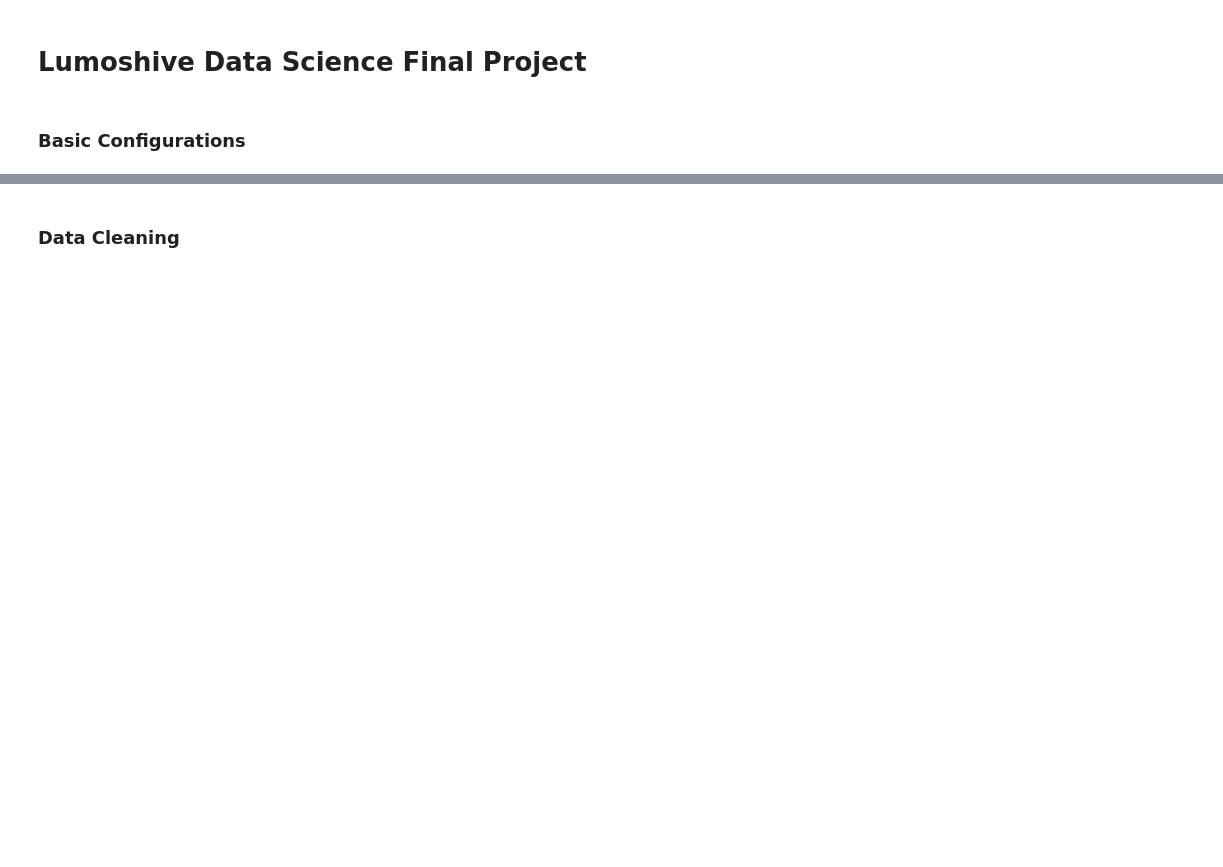
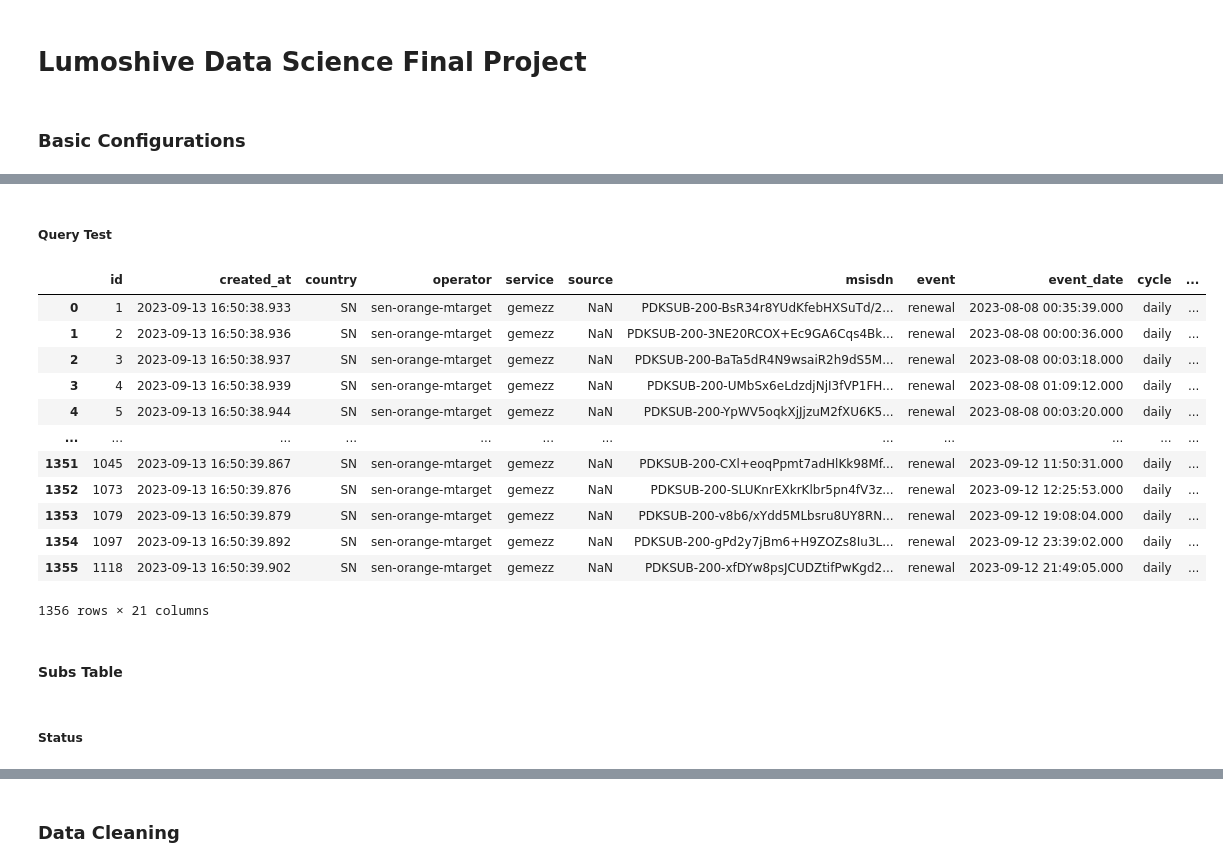
Before and after one commit to TaigahG/FODS-FinalProject, a Jupyter notebook: models.ipynb, the cells around one changed output, grey strips where cells are left out. Cells and saved outputs as stored; diff of their text form; code cells hidden in the pictures; blank space fills up the shorter version.

```diff
--- a/models.ipynb
+++ b/models.ipynb
@@ -26,0 +171,27 @@ pd.set_option("display.max_columns",100)
+# %%
+## Currency cannot be imputed randomly, since the country "SN" has NaN value on currency. We can replace it CFA Franc (XOF).
+df_tr['currency'].fillna("XOF", inplace=True)
+## We also do not know which source does "SN" use, therefore we can fill the NaN value to Unknown
+df_tr['source'].fillna("None", inplace=True)
+# %% [markdown]
+##### Query Test
+# %%
+df_tr.query("source.isna()")
+# %% [output]
+|  | id | created_at | country | operator | service | source | msisdn | event | event_date | cycle | ... |
+| 0 | 1 | 2023-09-13 16:50:38.933 | SN | sen-orange-mtarget | gemezz | NaN | PDKSUB-200-BsR34r8YUdKfebHXSuTd/2... | renewal | 2023-08-08 00:35:39.000 | daily | ... |
+| 1 | 2 | 2023-09-13 16:50:38.936 | SN | sen-orange-mtarget | gemezz | NaN | PDKSUB-200-3NE20RCOX+Ec9GA6Cqs4Bk... | renewal | 2023-08-08 00:00:36.000 | daily | ... |
+| 2 | 3 | 2023-09-13 16:50:38.937 | SN | sen-orange-mtarget | gemezz | NaN | PDKSUB-200-BaTa5dR4N9wsaiR2h9dS5M... | renewal | 2023-08-08 00:03:18.000 | daily | ... |
+| 3 | 4 | 2023-09-13 16:50:38.939 | SN | sen-orange-mtarget | gemezz | NaN | PDKSUB-200-UMbSx6eLdzdjNjI3fVP1FH... | renewal | 2023-08-08 01:09:12.000 | daily | ... |
+| 4 | 5 | 2023-09-13 16:50:38.944 | SN | sen-orange-mtarget | gemezz | NaN | PDKSUB-200-YpWV5oqkXjJjzuM2fXU6K5... | renewal | 2023-08-08 00:03:20.000 | daily | ... |
+| ... | ... | ... | ... | ... | ... | ... | ... | ... | ... | ... | ... |
+| 1351 | 1045 | 2023-09-13 16:50:39.867 | SN | sen-orange-mtarget | gemezz | NaN | PDKSUB-200-CXl+eoqPpmt7adHlKk98Mf... | renewal | 2023-09-12 11:50:31.000 | daily | ... |
+| 1352 | 1073 | 2023-09-13 16:50:39.876 | SN | sen-orange-mtarget | gemezz | NaN | PDKSUB-200-SLUKnrEXkrKlbr5pn4fV3z... | renewal | 2023-09-12 12:25:53.000 | daily | ... |
+| 1353 | 1079 | 2023-09-13 16:50:39.879 | SN | sen-orange-mtarget | gemezz | NaN | PDKSUB-200-v8b6/xYdd5MLbsru8UY8RN... | renewal | 2023-09-12 19:08:04.000 | daily | ... |
+| 1354 | 1097 | 2023-09-13 16:50:39.892 | SN | sen-orange-mtarget | gemezz | NaN | PDKSUB-200-gPd2y7jBm6+H9ZOZs8Iu3L... | renewal | 2023-09-12 23:39:02.000 | daily | ... |
+| 1355 | 1118 | 2023-09-13 16:50:39.902 | SN | sen-orange-mtarget | gemezz | NaN | PDKSUB-200-xfDYw8psJCUDZtifPwKgd2... | renewal | 2023-09-12 21:49:05.000 | daily | ... |
+1356 rows × 21 columns
+# %% [markdown]
+#### Subs Table
+# %% [markdown]
+##### Status
```
Also changed, not shown: parts of 64 cells of this notebook.
